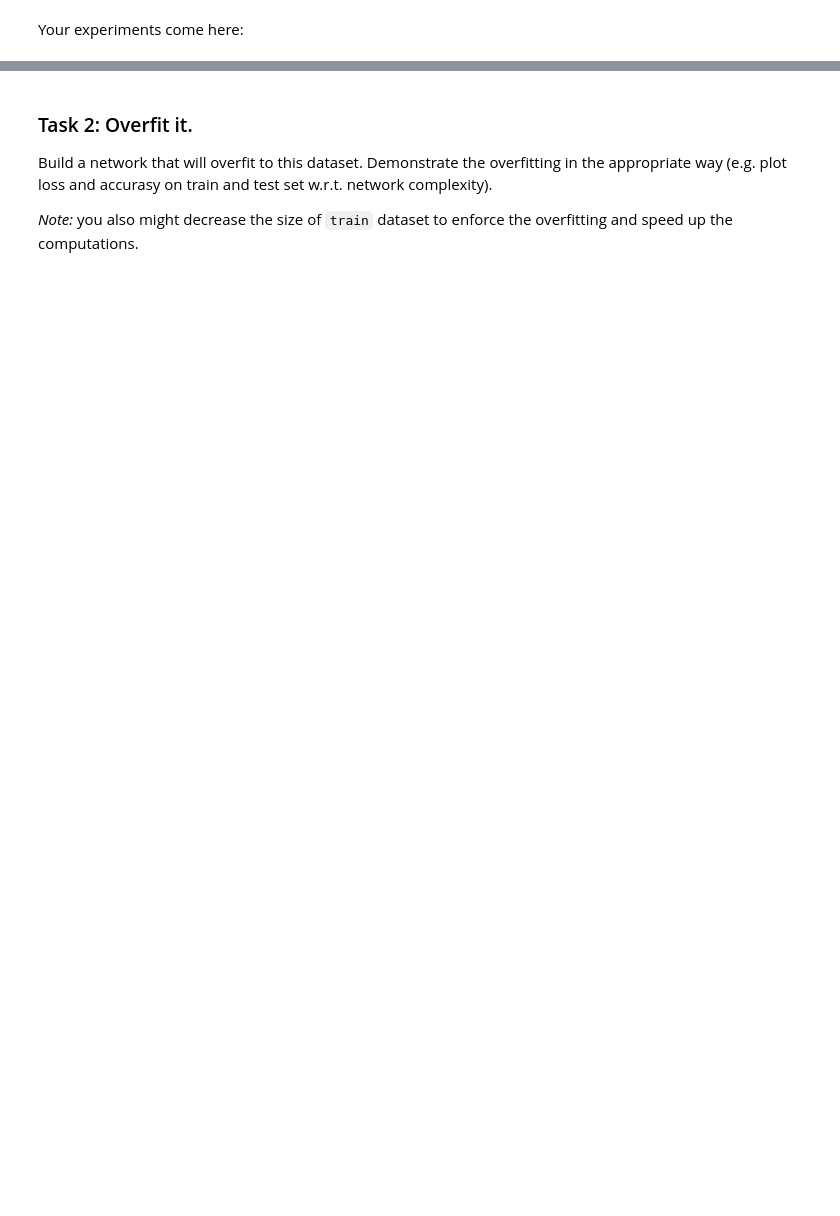
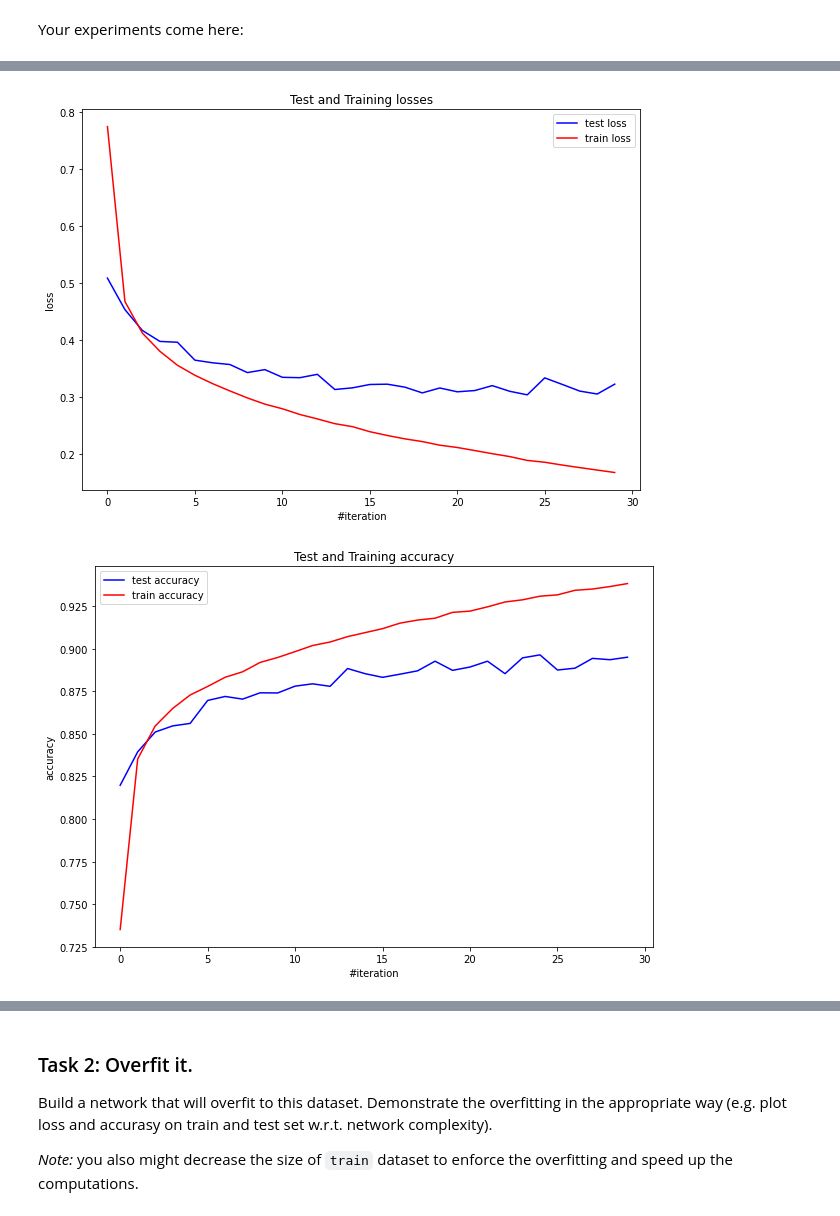
Before and after one commit to klimarissa17/mipt-ml-basic, a Jupyter notebook: homeworks_basic/Lab2_DL/Lab2_DL_part2_overfitting.ipynb, the cells around one changed output, grey strips where cells are left out. Saved outputs shown, nothing was run; the diff lists cells and outputs as text; code cells hidden in the pictures; blank space fills up the shorter version.

```diff
--- a/homeworks_basic/Lab2_DL/Lab2_DL_part2_overfitting.ipynb
+++ b/homeworks_basic/Lab2_DL/Lab2_DL_part2_overfitting.ipynb
@@ -89,10 +129,9 @@ Train a network that achieves $\geq 0.885$ test accuracy. It's fine to use only
 class TinyNeuralNetwork(nn.Module):
     def __init__(self, input_shape=28*28, num_classes=10, input_channels=1):
         super(self.__class__, self).__init__()
-        some_const = 600
+        some_const = 700
         self.model = nn.Sequential(
             nn.Flatten(), # This layer converts image into a vector to use Linear layers afterwards
-            # Your network structure comes here
             nn.Linear(input_shape, some_const),
             nn.LeakyReLU(),
             nn.Linear(some_const, some_const),
@@ -126,36 +165,59 @@ Estimated Total Size (MB): 3.22
 ----------------------------------------------------------------
 # %% [markdown]
 Your experiments come here:
+# %%
+model = TinyNeuralNetwork().to(device)
+# Setting some training parameters
+learning_rate = 1e-2
+opt = torch.optim.SGD(model.parameters(), lr=learning_rate, momentum=0.9)
+loss_func = nn.CrossEntropyLoss()
+
+epochs = 30
+log_interval=100
+train_loss_history = []
+test_loss_history = []
+train_acc_history = []
+test_acc_history = []
+train_accuracy = 0
+train_loss = 0
 # %%
-model = TinyNeuralNetwork().to(device)
-learning_rate = 1e-2
-opt = torch.optim.SGD(model.parameters(), lr=learning_rate, momentum=0.9)
+# Main training / testing loop
+for epoch in range(epochs):
 
-loss_func = nn.CrossEntropyLoss()
-
-# Your experiments, training and validation loops here
-epochs = 30
-log_interval=100
-training_accuracy = 0
-loss_history = []
-
-for epoch in range(epochs):
+  # Training
   for batch_idx, (data, target) in enumerate(train_loader):
     data = data.to(device)
     target = target.to(device)
     opt.zero_grad()
-    model_out = model(data)
-    model_out = model_out.to(device)
-    training_accuracy += (torch.eq(target, torch.argmax(model_out, -1)).float().mean())
+    model_out = model(data).to(device)
+    train_accuracy += (torch.eq(target, torch.argmax(model_out, -1)).float().mean())
     loss = loss_func(model_out, target)
+    train_loss += loss.mean().detach().cpu().numpy()
     loss.backward()
     opt.step()
-    loss_history.append(loss)
+
     if batch_idx % log_interval == 0:
-      print('Train Epoch: {} [{}/{} ({:.0f}%)]tLoss: {:.6f}'.format(
-                   epoch, batch_idx * len(data), len(train_loader.dataset),
+      print('Train Epoch: {} [{}/{} ({:.0f}%)] tLoss: {:.6f}'.format(
+                    epoch, batch_idx * len(data), len(train_loader.dataset),
                           100. * batch_idx / len(train_loader), loss.data))
-  training_accuracy = training_accuracy / batch_idx
-  print('Training accuracy: ' + str(float(training_accuracy)))
-  training_accuracy = 0
+
+  train_accuracy /= len(train_loader)
+  train_loss /= len(train_loader)
+  train_loss_history.append(train_loss)
+  train_acc_history.append(train_accuracy)
+
+  # Testing
+  test_params = test(model, loss_func)
+  test_accuracy = test_params['acc']
+  test_loss = test_params['loss']
+  test_loss_history.append(test_loss)
+  test_acc_history.append(test_accuracy)
+
+  pretty_print(train_accuracy, test_accuracy, train_loss, test_loss)
+
+  train_accuracy = 0
+  test_accuracy = 0
+
+plot_losses(train_loss_history, test_loss_history)
+plot_accuracy(train_acc_history, test_acc_history)
 # %% [output]
@@ -178,0 +241,2 @@ Training accuracy: 0.9318910837173462
+[figure, added]
+[figure, added]
```
Also changed, not shown: parts of 24 cells of this notebook.
